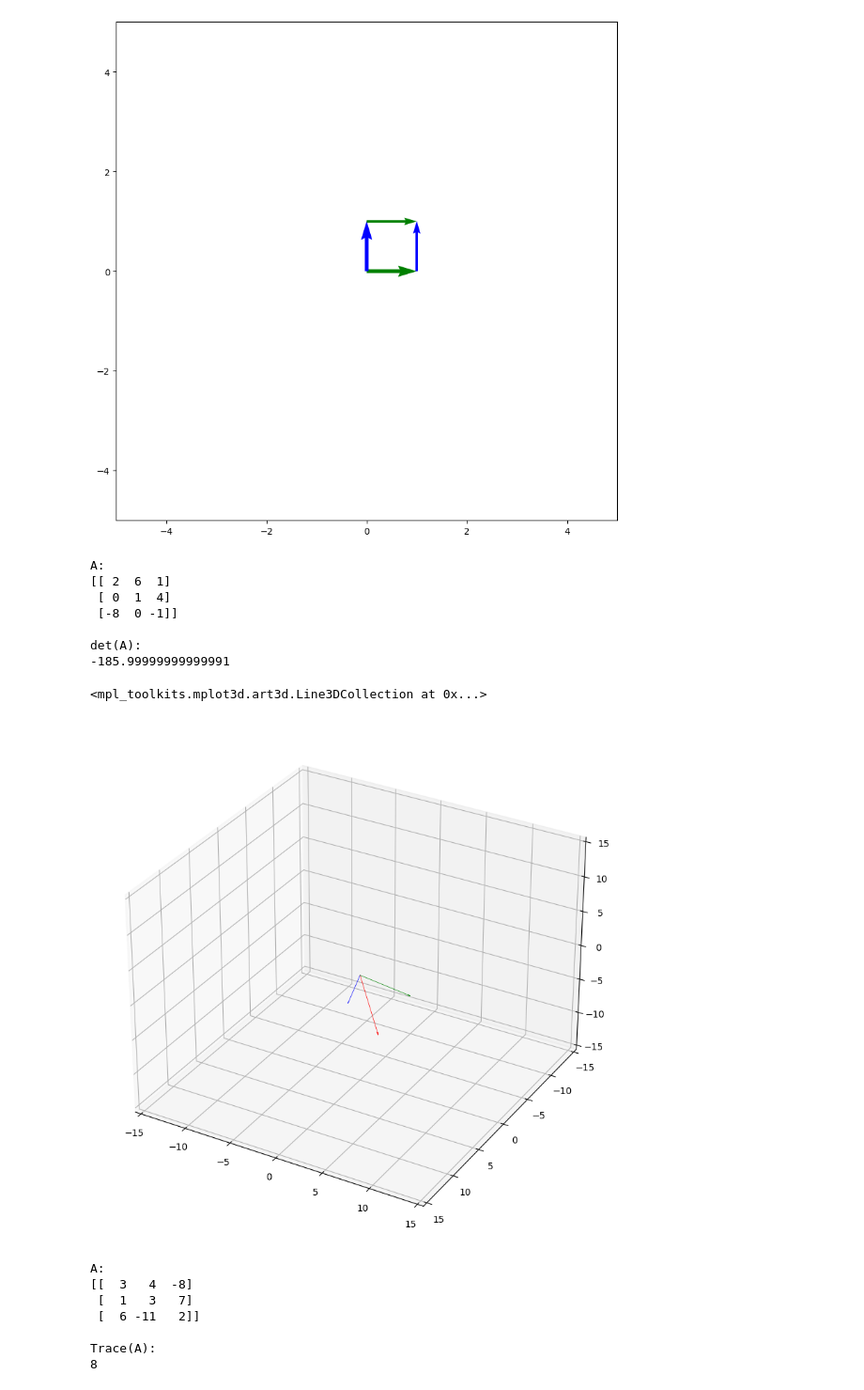
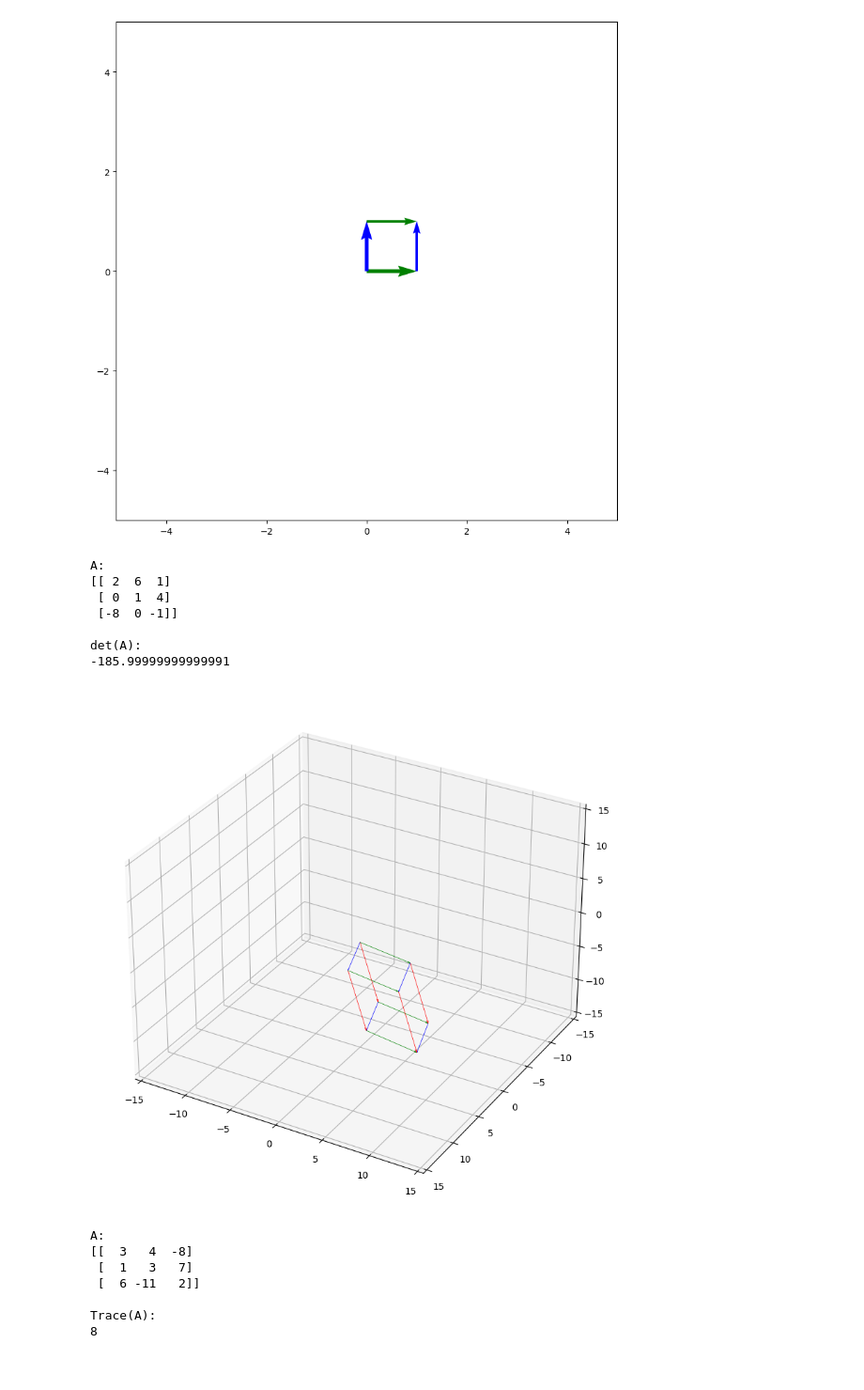
Before and after one commit to lightturtle8/LA2, a Jupyter notebook: Untitled24.ipynb, the cells around one changed output. Shown at 94% size. Saved outputs shown, nothing was run; the diff lists cells and outputs as text; code cells hidden in the pictures.

```diff
--- a/Untitled24.ipynb
+++ b/Untitled24.ipynb
@@ -50,45 +50,64 @@ plt.quiver(b[0], b[1], g[0], g[1], scale = scale, width = 0.005, color = "g")
 plt.show()
 # %% [output]
 [figure]
-# %%
-r = np.vstack([2, 0, -8])
-g = np.vstack([6, 1, 0])
-b = np.vstack([1, 4, -1])
-A = np.hstack([r, g, b])
-print("A:")
-print(A, "\n")
-
-print("det(A):")
-print(npl.det(A))
-# %% [output]
-A:
-[[ 2  6  1]
- [ 0  1  4]
- [-8  0 -1]]
-
-det(A):
--185.99999999999991
 # %%
+r = np.vstack([2, 0, -8])
+g = np.vstack([6, 1, 0])
+b = np.vstack([1, 4, -1])
+A = np.hstack([r, g, b])
+print("A:")
+print(A, "\n")
+
+print("det(A):")
+print(npl.det(A))
+
 from mpl_toolkits import mplot3d
 %matplotlib inline
 
 fig = plt.figure()
 ax = plt.axes(projection="3d")
 scale3D = 15
 ax.set_xlim3d(-scale3D, scale3D)
 ax.set_ylim3d(scale3D, -scale3D)
 ax.set_zlim3d(-scale3D, scale3D)
 ax.grid(b=None)
 
 ax.quiver(origin3D[0], origin3D[1], origin3D[2],
           A[0, 0], A[1, 0], A[2, 0],
           color = "r", linewidths = .5, arrow_length_ratio = .05)
 ax.quiver(origin3D[0], origin3D[1], origin3D[2],
           A[0, 1], A[1, 1], A[2, 1],
           color = "g", linewidths = .5, arrow_length_ratio = .05)
 ax.quiver(origin3D[0], origin3D[1], origin3D[2],
           A[0, 2], A[1, 2], A[2, 2],
           color = "b", linewidths = .5, arrow_length_ratio = .05)
+
+import itertools as it
+quiverkey = dict(linewidths = .5, arrow_length_ratio = .05, label="_nolegend_")
+c = ["r", "g", "b"]
+
+for i in [i for i in list(it.product([0, 1, 2], repeat=2)) if i[0]!=i[1]]:
+  ax.quiver(A[0, i[0]], A[1, i[0]], A[2, i[0]],
+            A[0, i[1]], A[1, i[1]], A[2, i[1]],
+            color = c[i[1]], **quiverkey)
+
+ax.quiver(A[0, 1]+A[0, 2], A[1, 1]+A[1, 2], A[2, 1]+A[2, 2],
+          A[0, 0], A[1, 0], A[2, 0],
+          color = "r", **quiverkey)
+ax.quiver(A[0, 2]+A[0, 0], A[1, 2]+A[1, 0], A[2, 2]+A[2, 0],
+          A[0, 1], A[1, 1], A[2, 1],
+          color = "g", **quiverkey)
+ax.quiver(A[0, 0]+A[0, 1], A[1, 0]+A[1, 1], A[2, 0]+A[2, 1],
+          A[0, 2], A[1, 2], A[2, 2],
+          color = "b", **quiverkey)
+
+plt.show()
 # %% [output]
-<mpl_toolkits.mplot3d.art3d.Line3DCollection at 0x...>
+A:
+[[ 2  6  1]
+ [ 0  1  4]
+ [-8  0 -1]]
+
+det(A):
+-185.99999999999991
-[figure, old version]
+[figure, new version]
```
Also changed, not shown: parts of 1 cell of this notebook.
